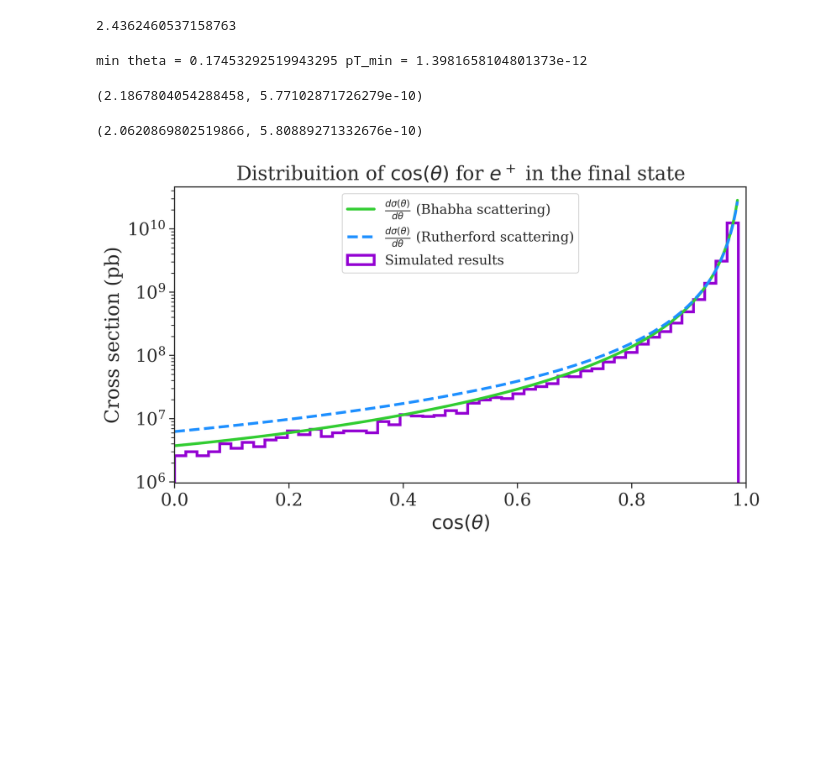
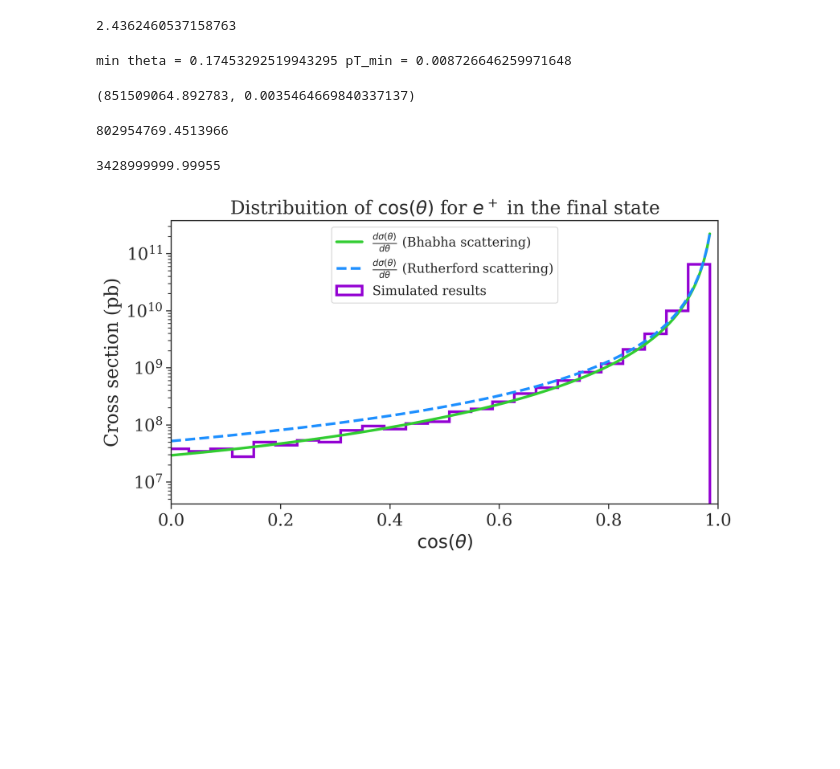
Before and after one commit to viniciusrocca/simulationsSM, a Jupyter notebook: epem2epem/epem2epem.ipynb, the cells around one changed output. Saved outputs shown, nothing was run; the diff lists cells and outputs as text; code cells hidden in the pictures.

Commit message:
graph update

```diff
--- a/epem2epem/epem2epem.ipynb
+++ b/epem2epem/epem2epem.ipynb
@@ -164,12 +164,12 @@ print(eta_max)
 # %% [output]
 2.4362460537158763
 # %%
-cos_thetap1, cos_thetam1 = cos_theta_distribuition('epem_scat_out.lhe')
+
 E = 0.1
 
 
 pT_min = theta_min*E/2
 print('min theta =', theta_min, 'pT_min =', pT_min)
 # %% [output]
-min theta = 0.17453292519943295 pT_min = 1.3981658104801373e-12
+min theta = 0.17453292519943295 pT_min = 0.008726646259971648
 # %%
@@ -206,62 +210,71 @@ E = 0.1 #GeV
 
 cos_theta = np.arange(-1,np.cos(np.pi/18),0.00001)
 
-iR = sc.integrate.quad(integrand1,theta_min,np.pi)
+iR = sc.integrate.quad(integrand1,-1,np.cos(theta_min))
 print(iR)
-c_normR = 1/iR[0]
+
 
 alpha = (1/137)
 coeff = alpha**2/(4*E**2)
 
-coeff= c_normR*coeff/0.389389379372
+coeff= coeff*0.389389379372e9
 
-y = 1e9 *coeff/(((1-cos_theta)/2)**2)
+y = 4*2*np.pi*coeff/(((1-cos_theta)/2)**2)
 # %% [output]
-(2.1867804054288458, 5.77102871726279e-10)
+(851509064.892783, 0.0035464669840337137)
 # %%
 #Bhabha scattering
-i = sc.integrate.quad(integrand,theta_min,np.pi)
-print(i)
-c_norm = 1/i[0]
+i = sc.integrate.quad(integrand,-1,np.cos(theta_min))
+print(i[0])
+
+#cos^2(theta/2)
+cos_theta2_square = (1+cos_theta)/2
+
+#sen^2(theta/2)
+sen_theta2_square = (1-cos_theta)/2
 
 termo1 = (1+cos_theta**2)/2
-termo2 = (1+(((1+cos_theta)/2)**2))/(((1-cos_theta)/2)**2)
-termo3 = -2*((((1+cos_theta)/2)**2))/((1-cos_theta)/2)
+termo2 = (1+(cos_theta2_square**2))/(sen_theta2_square**2)
+termo3 = -2*(cos_theta2_square**2)/sen_theta2_square
 coeff1 = alpha**2/(8 *E**2)
 
 y1 = termo1+termo2+termo3
-y1 = 1e9 *c_norm*coeff1*y1/0.389379372
+y1 =  4*2*np.pi*coeff1*y1*0.389379372e9
 # %% [output]
-(2.0620869802519866, 5.80889271332676e-10)
+802954769.4513966
 # %%
 
 fig = plt.figure(figsize = [9.2,4.9], dpi = 300)
 
 
 #Bhabha scattering
 plot = plt.plot(cos_theta,y1,  color = 'limegreen', label = r'$\frac{d\sigma(\theta)}{d\theta}$ (Bhabha scattering)', linewidth = 2.5)
 
 #Rutherford diferential cross section
 plot = plt.plot(cos_theta,y, linestyle = '--', color = 'dodgerblue', label = r'$\frac{d\sigma(\theta)}{d\theta}$ (Rutherford scattering)', linewidth = 2.5)
 
 #Simulated distribuition
-cos_thetap1, cos_thetam1 = cos_theta_distribuition('epem_scat_out.lhe')
-weights = np.array(100000*[1e7/50])
+cos_thetap1, cos_thetam1 = cos_theta_distribuition('epem_scat_uncut_out.lhe')
+
+bin_width = (1+np.cos(theta_min))/50
+weights =  np.array(100000*[3.429e+09/(bin_width*1e5)])
 
 
-plt.hist(cos_thetap1, bins=50, range = [0,0.9866142764753324],  histtype = 'step', linewidth =2.5,  weights = weights, color = 'darkviolet', label = r'Simulated results')
+values, bins, _ = plt.hist(cos_thetap1, bins=50, range = [-1,np.cos(theta_min)],  histtype = 'step', linewidth =2.5,  weights = weights, color = 'darkviolet', label = r'Simulated results')
+print(sum(np.diff(bins)*values))
 
 plt.ylabel(r'Cross section (pb)')
 plt.xlabel(r'$\cos{(\theta)}$')
 plt.title(r'Distribuition of $\cos{(\theta)}$ for $e^+$ in the final state')
 plt.annotate(r'$\sqrt{s} = 0.1$ GeV',(0.01,3e2), fontsize = 14)
 plt.legend(loc ='upper center', fontsize = 12)
 plt.xlim([0,1])
 #plt.ylim([0.0001,1e4])
 plt.yscale('log')
 
 
 plt.savefig('cosT_distribution.pdf')
 plt.show()
 # %% [output]
+3428999999.99955
-[figure, old version]
+[figure, new version]
```
Also changed, not shown: parts of 7 cells of this notebook.
